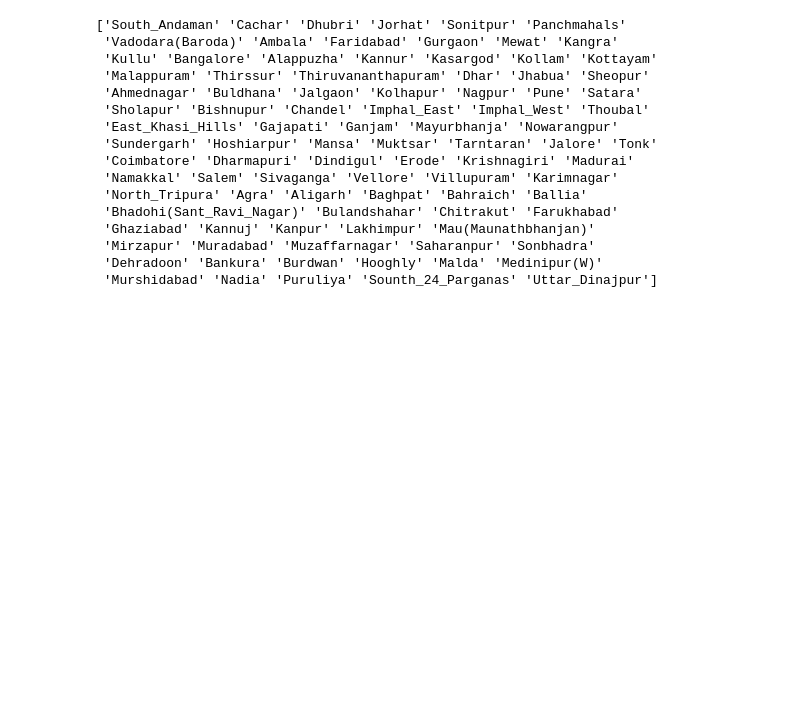
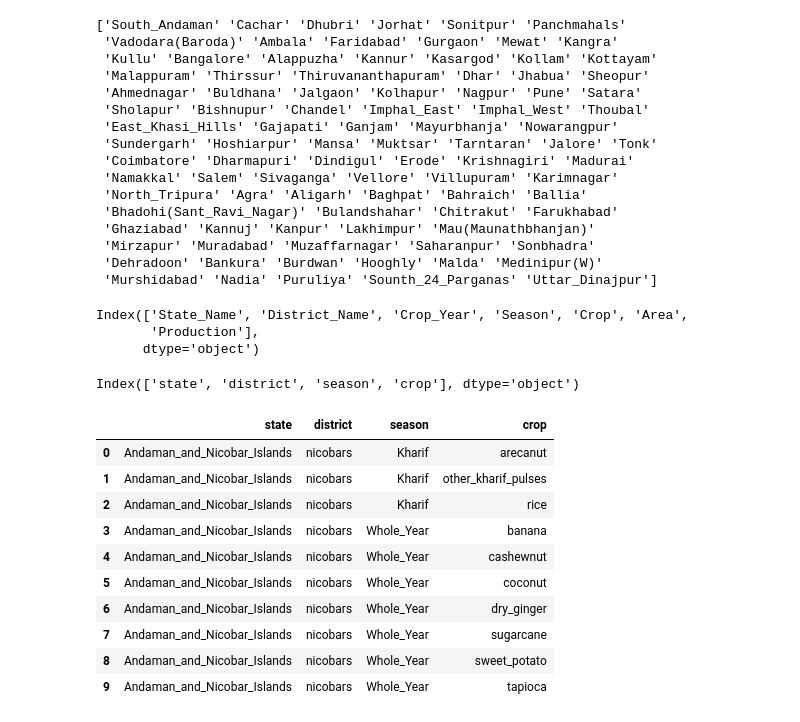
Before and after one commit to piyush-mk/TRINIT_ExeAI_ML, a Jupyter notebook: preprocess.ipynb, the cells around one changed output. Cells and saved outputs as stored; diff of their text form; code cells hidden in the pictures; blank space fills up the shorter version.

Commit message:
data testing

```diff
--- a/preprocess.ipynb
+++ b/preprocess.ipynb
@@ -314,3 +308,40 @@ print(list2)
  'Mirzapur' 'Muradabad' 'Muzaffarnagar' 'Saharanpur' 'Sonbhadra'
  'Dehradoon' 'Bankura' 'Burdwan' 'Hooghly' 'Malda' 'Medinipur(W)'
  'Murshidabad' 'Nadia' 'Puruliya' 'Sounth_24_Parganas' 'Uttar_Dinajpur']
+# %%
+df = pd.read_csv('Dataset/crop_production.csv')
+# %%
+df.columns
+# %% [output]
+Index(['State_Name', 'District_Name', 'Crop_Year', 'Season', 'Crop', 'Area',
+       'Production'],
+      dtype='object')
+# %%
+df.drop(['Crop_Year','Area','Production'],axis=1,inplace=True)
+# %%
+df.rename(columns={'State_Name':'state','District_Name':'district','Crop':'crop','Season':'season'},inplace=True)
+# %%
+df.columns
+# %% [output]
+Index(['state', 'district', 'season', 'crop'], dtype='object')
+# %%
+#cleaning the data
+df['crop'] = df['crop'].str.lower()
+df['crop'] = df['crop'].str.replace(' ','_')
+df['district'] = df['district'].str.lower()
+df['district'] = df['district'].str.replace(' ','_')
+df['state'] = df['state'].str.replace(' ','_')
+df['season'] = df['season'].str.replace(' ','_')
+df.head(10)
+# %% [output]
+|  | state | district | season | crop |
+| 0 | Andaman_and_Nicobar_Islands | nicobars | Kharif | arecanut |
+| 1 | Andaman_and_Nicobar_Islands | nicobars | Kharif | other_kharif_pulses |
+| 2 | Andaman_and_Nicobar_Islands | nicobars | Kharif | rice |
+| 3 | Andaman_and_Nicobar_Islands | nicobars | Whole_Year | banana |
+| 4 | Andaman_and_Nicobar_Islands | nicobars | Whole_Year | cashewnut |
+| 5 | Andaman_and_Nicobar_Islands | nicobars | Whole_Year | coconut |
+| 6 | Andaman_and_Nicobar_Islands | nicobars | Whole_Year | dry_ginger |
+| 7 | Andaman_and_Nicobar_Islands | nicobars | Whole_Year | sugarcane |
+| 8 | Andaman_and_Nicobar_Islands | nicobars | Whole_Year | sweet_potato |
+| 9 | Andaman_and_Nicobar_Islands | nicobars | Whole_Year | tapioca |
```
Also changed, not shown: parts of 15 cells of this notebook, 4 other files.
